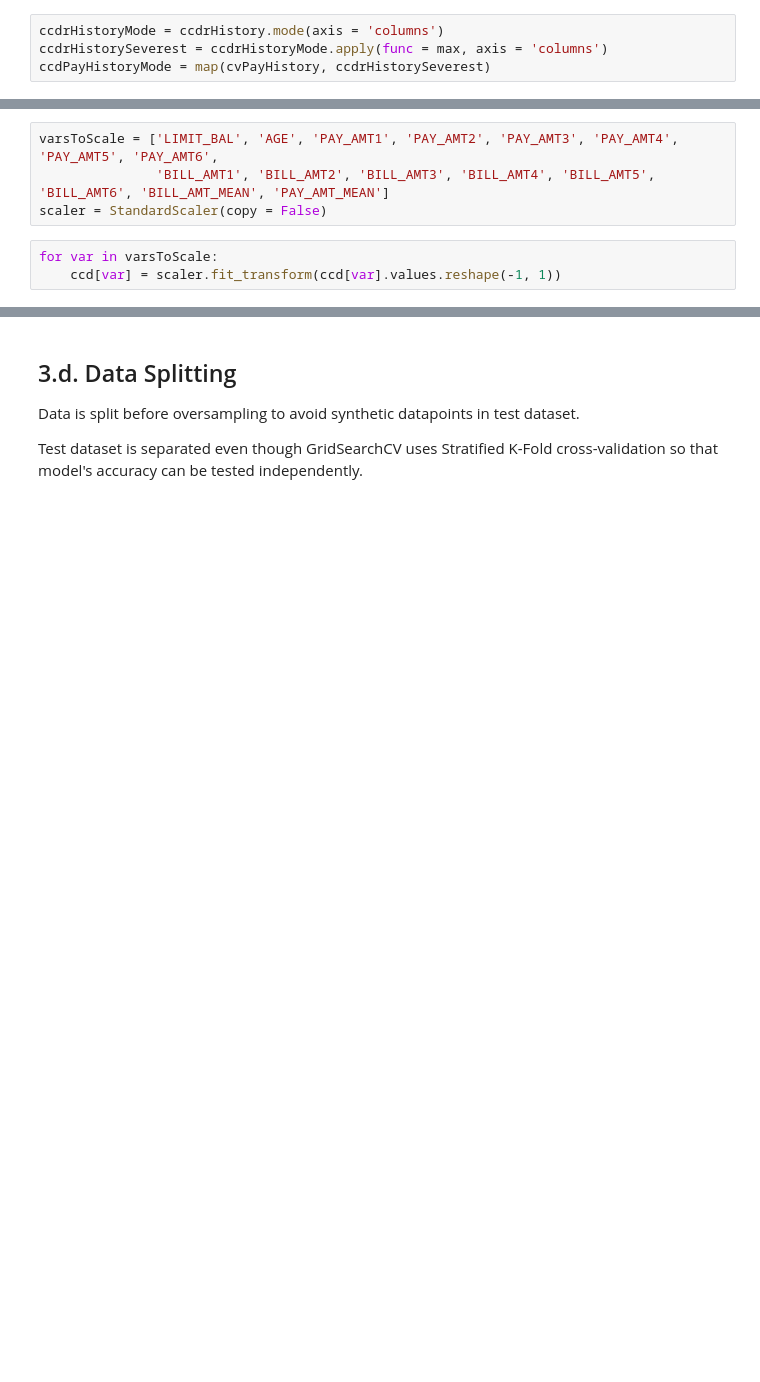
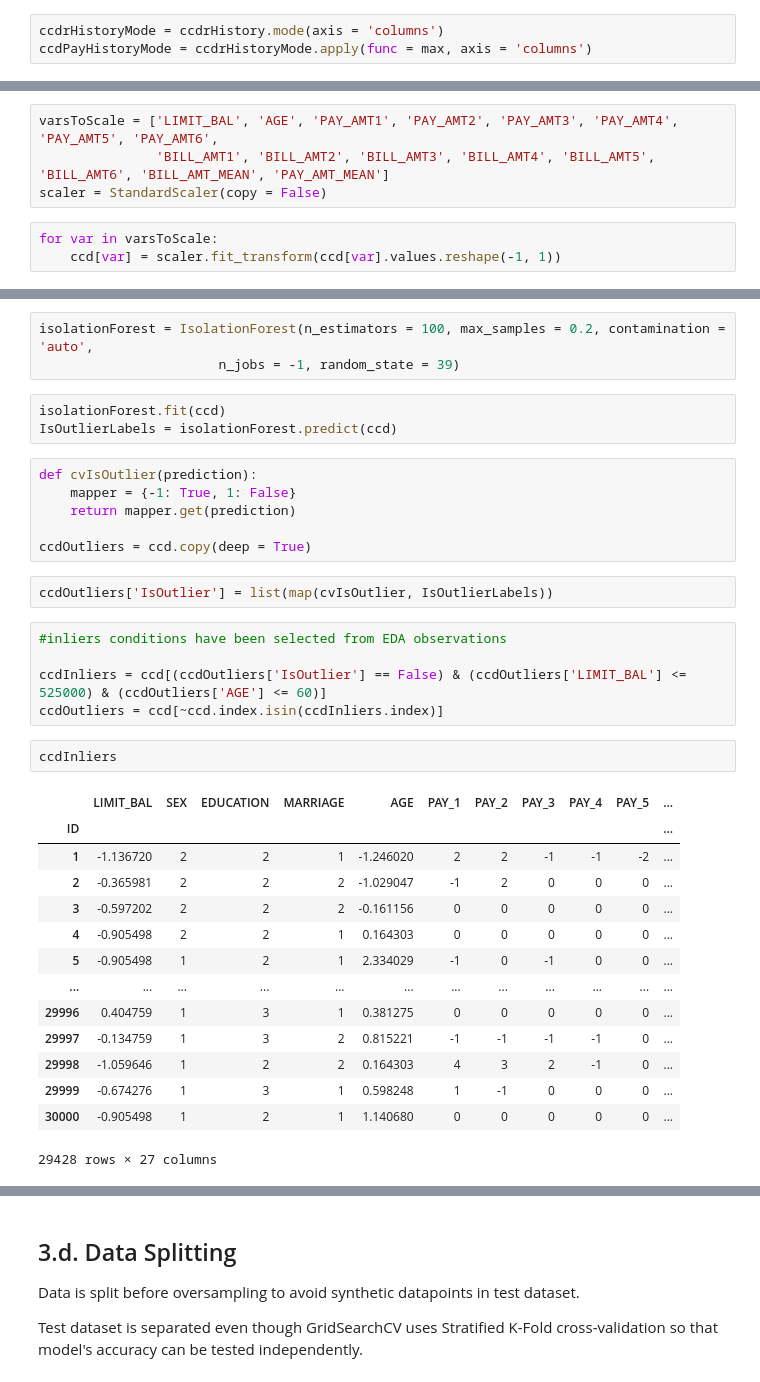
Before and after one commit to AnkitApurv/CreditDefaulterClassification, a Jupyter notebook: 3_3_11_DNNClassifier.ipynb, the cells around one changed output, grey strips where cells are left out. Drawn from its saved outputs; the diff is of its cells as text; blank space fills up the shorter version.

Commit message:
final
Added:
1. tensorflow dnn classifier
2. best lassifier with outlier removal

```diff
--- a/3_3_11_DNNClassifier.ipynb
+++ b/3_3_11_DNNClassifier.ipynb
@@ -105,8 +73,7 @@ ccdr.rename(columns = {'PAY_0': 'PAY_1'}, inplace = True)
 ccdrHistory = ccdr[['PAY_1', 'PAY_2', 'PAY_3', 'PAY_4', 'PAY_5', 'PAY_6']]
 # %%
 ccdrHistoryMode = ccdrHistory.mode(axis = 'columns')
-ccdrHistorySeverest = ccdrHistoryMode.apply(func = max, axis = 'columns')
-ccdPayHistoryMode = map(cvPayHistory, ccdrHistorySeverest)
+ccdPayHistoryMode = ccdrHistoryMode.apply(func = max, axis = 'columns')
 # %%
 ccd['PAY_MODE_SEVEREST'] = list(ccdPayHistoryMode)
 # %% [markdown]
@@ -142,0 +117,36 @@ for var in varsToScale:
+# %%
+isolationForest = IsolationForest(n_estimators = 100, max_samples = 0.2, contamination = 'auto',
+                       n_jobs = -1, random_state = 39)
+# %%
+isolationForest.fit(ccd)
+IsOutlierLabels = isolationForest.predict(ccd)
+# %%
+def cvIsOutlier(prediction):
+    mapper = {-1: True, 1: False}
+    return mapper.get(prediction)
+
+ccdOutliers = ccd.copy(deep = True)
+# %%
+ccdOutliers['IsOutlier'] = list(map(cvIsOutlier, IsOutlierLabels))
+# %%
+#inliers conditions have been selected from EDA observations
+
+ccdInliers = ccd[(ccdOutliers['IsOutlier'] == False) & (ccdOutliers['LIMIT_BAL'] <= 525000) & (ccdOutliers['AGE'] <= 60)]
+ccdOutliers = ccd[~ccd.index.isin(ccdInliers.index)]
+# %%
+ccdInliers
+# %% [output]
+|  | LIMIT_BAL | SEX | EDUCATION | MARRIAGE | AGE | PAY_1 | PAY_2 | PAY_3 | PAY_4 | PAY_5 | ... |
+| ID |  |  |  |  |  |  |  |  |  |  | ... |
+| 1 | -1.136720 | 2 | 2 | 1 | -1.246020 | 2 | 2 | -1 | -1 | -2 | ... |
+| 2 | -0.365981 | 2 | 2 | 2 | -1.029047 | -1 | 2 | 0 | 0 | 0 | ... |
+| 3 | -0.597202 | 2 | 2 | 2 | -0.161156 | 0 | 0 | 0 | 0 | 0 | ... |
+| 4 | -0.905498 | 2 | 2 | 1 | 0.164303 | 0 | 0 | 0 | 0 | 0 | ... |
+| 5 | -0.905498 | 1 | 2 | 1 | 2.334029 | -1 | 0 | -1 | 0 | 0 | ... |
+| ... | ... | ... | ... | ... | ... | ... | ... | ... | ... | ... | ... |
+| 29996 | 0.404759 | 1 | 3 | 1 | 0.381275 | 0 | 0 | 0 | 0 | 0 | ... |
+| 29997 | -0.134759 | 1 | 3 | 2 | 0.815221 | -1 | -1 | -1 | -1 | 0 | ... |
+| 29998 | -1.059646 | 1 | 2 | 2 | 0.164303 | 4 | 3 | 2 | -1 | 0 | ... |
+| 29999 | -0.674276 | 1 | 3 | 1 | 0.598248 | 1 | -1 | 0 | 0 | 0 | ... |
+| 30000 | -0.905498 | 1 | 2 | 1 | 1.140680 | 0 | 0 | 0 | 0 | 0 | ... |
+29428 rows × 27 columns
```
Also changed, not shown: parts of 38 cells of this notebook, 6 other files.
